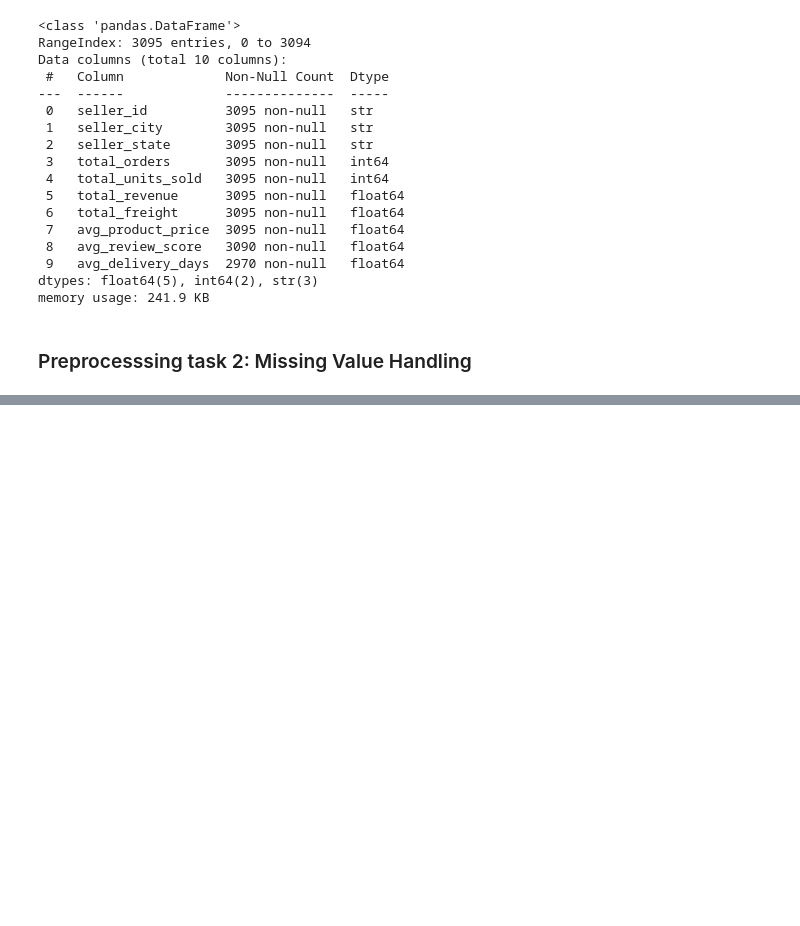
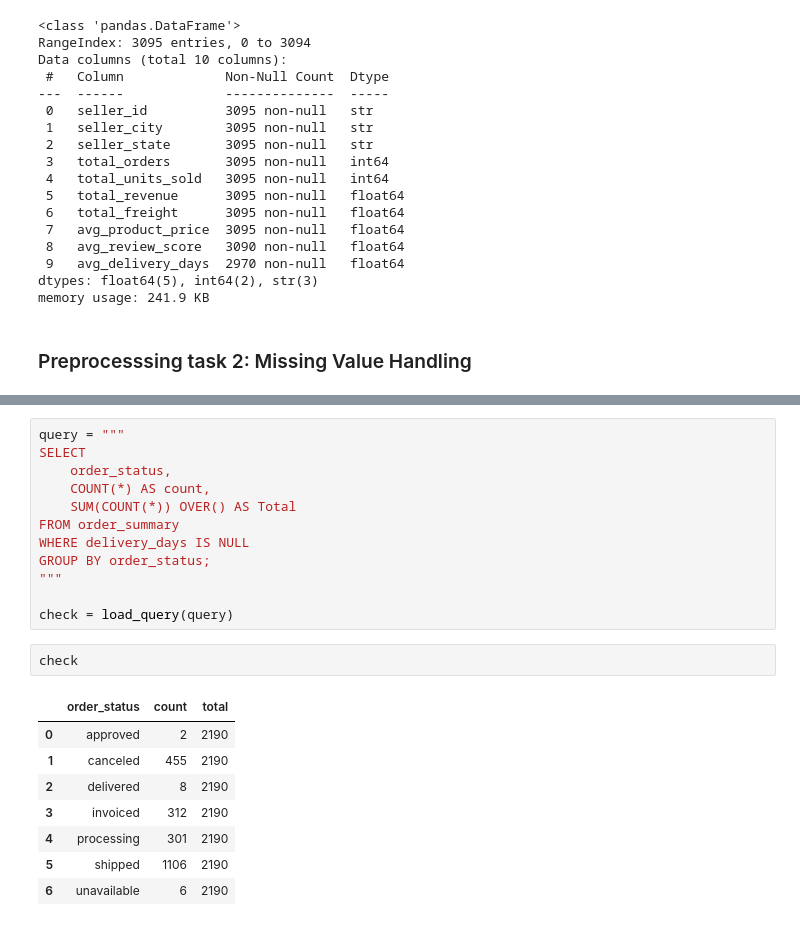
Before and after one commit to anees555/Customer-Intelligent-Platform, a Jupyter notebook: notebooks/03_data_preprocessing.ipynb, the cells around one changed output, grey strips where cells are left out. Cells and saved outputs as stored; diff of their text form; blank space fills up the shorter version.

```diff
--- a/notebooks/03_data_preprocessing.ipynb
+++ b/notebooks/03_data_preprocessing.ipynb
@@ -265,0 +327,23 @@ memory usage: 241.9 KB
+# %%
+query = """
+SELECT
+    order_status,
+    COUNT(*) AS count,
+    SUM(COUNT(*)) OVER() AS Total
+FROM order_summary
+WHERE delivery_days IS NULL
+GROUP BY order_status;
+"""
+
+check = load_query(query)
+# %%
+check
+# %% [output]
+|  | order_status | count | total |
+| 0 | approved | 2 | 2190 |
+| 1 | canceled | 455 | 2190 |
+| 2 | delivered | 8 | 2190 |
+| 3 | invoiced | 312 | 2190 |
+| 4 | processing | 301 | 2190 |
+| 5 | shipped | 1106 | 2190 |
+| 6 | unavailable | 6 | 2190 |
```
Also changed, not shown: parts of 9 cells of this notebook.
